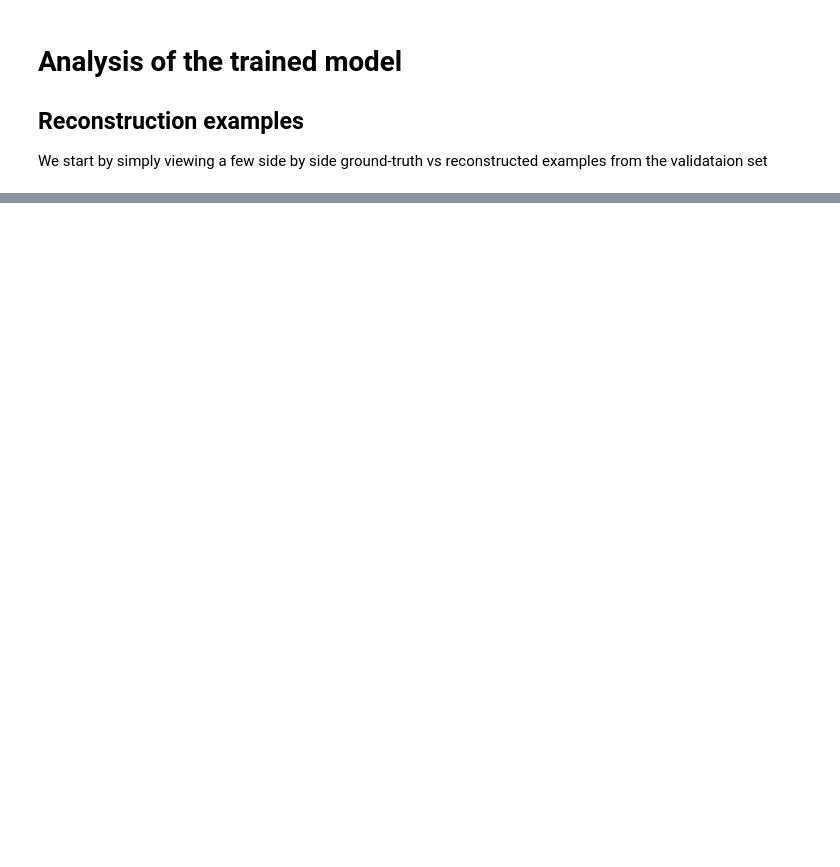
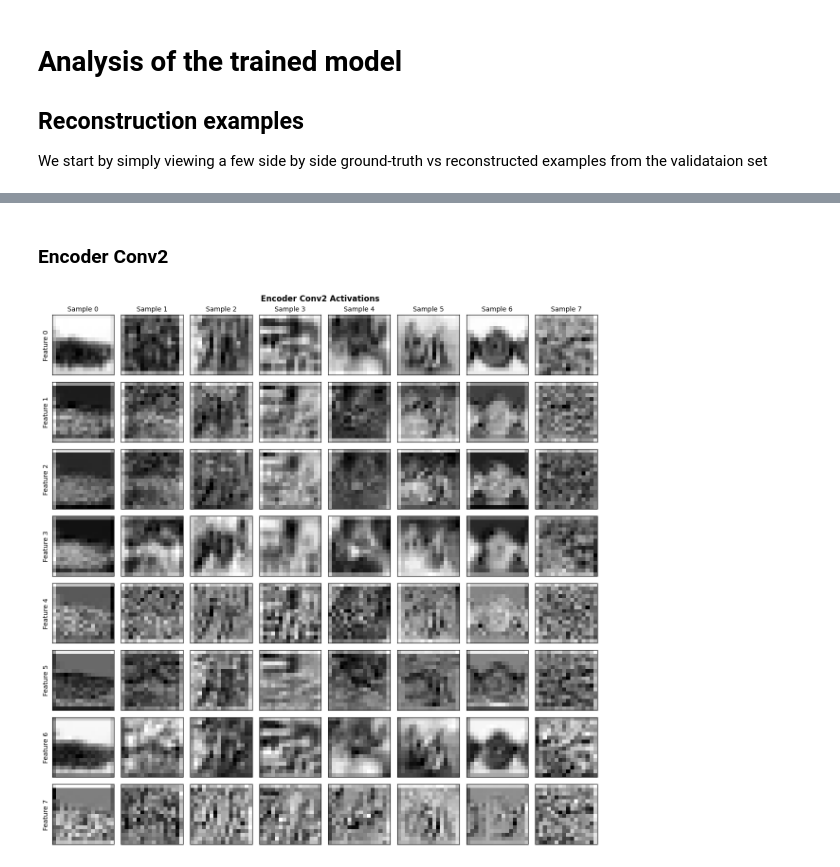
Before and after one commit to frederikdammeier/unipd-cognition-computation, a Jupyter notebook: main.ipynb, the cells around one changed output, grey strips where cells are left out. Cells and saved outputs as stored; diff of their text form; code cells hidden in the pictures; blank space fills up the shorter version.

```diff
--- a/main.ipynb
+++ b/main.ipynb
@@ -290,0 +307,7 @@ Note that the model itself is not aware of the categories in the dataset. Those
+# %% [markdown]
+### Encoder Conv2
+# %%
+fig1 = visualize_activation_maps(results["encoder_activations"]["encoder_conv2"], n_maps=8, cmap='gray', title="Encoder Conv2 Activations")
+plt.show()
+# %% [output]
+[figure, added]
```
Also changed, not shown: parts of 25 cells of this notebook, 3 other files.
